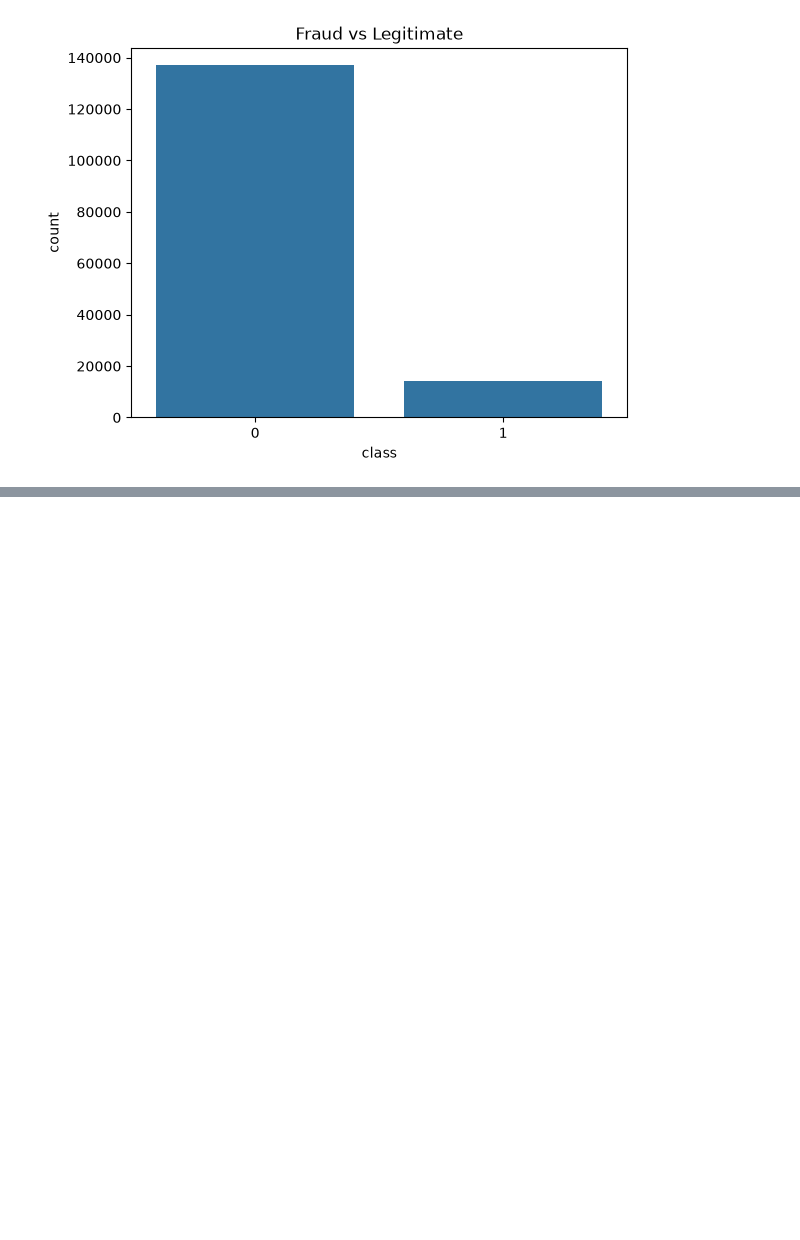
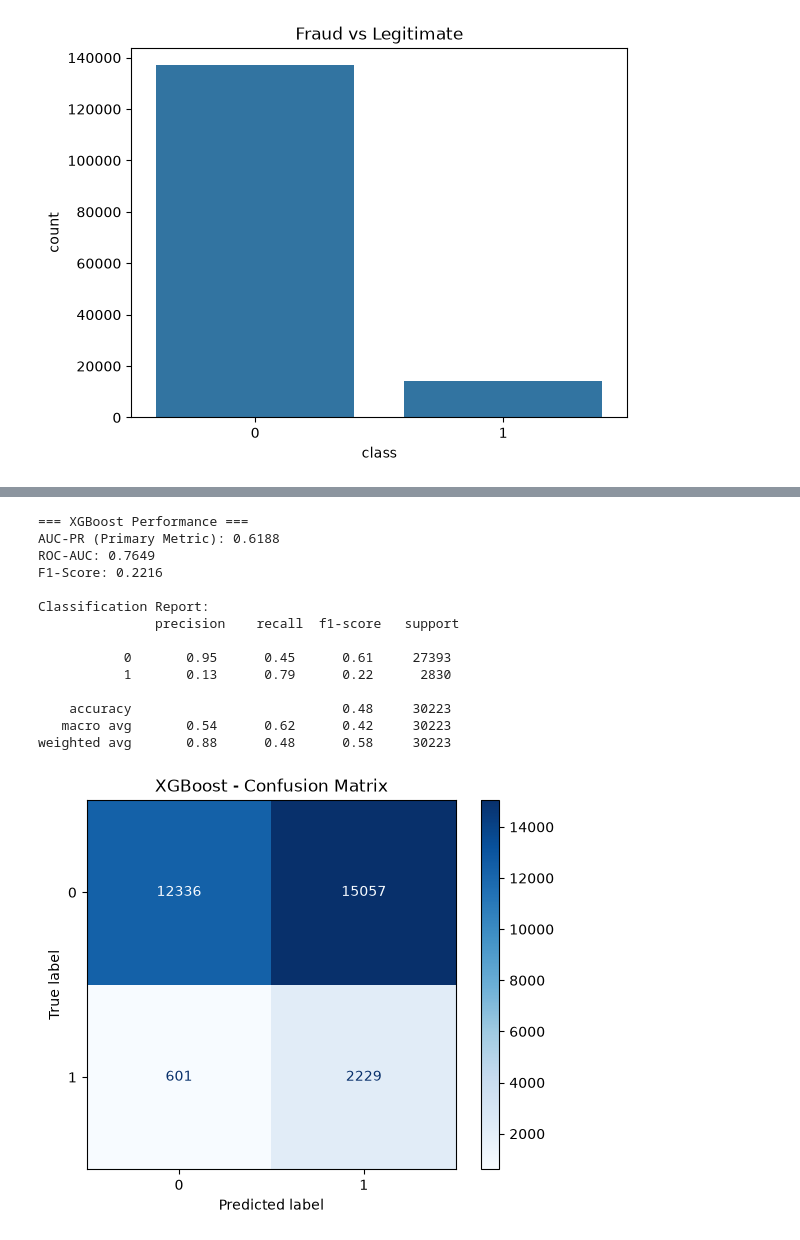
Before and after one commit to Dagi0808/fraud-detection-interim2, a Jupyter notebook: notebooks/eda_creditcard.ipynb, the cells around one changed output, grey strips where cells are left out. Drawn from its saved outputs; the diff is of its cells as text; code cells hidden in the pictures; blank space fills up the shorter version.

```diff
--- a/notebooks/eda_creditcard.ipynb
+++ b/notebooks/eda_creditcard.ipynb
@@ -105,0 +164,48 @@ Name: proportion, dtype: float64
+# %%
+# Calculate scale_pos_weight to handle imbalance
+scale_pos_weight = len(y_train[y_train == 0]) / len(y_train[y_train == 1])
+
+xgb_model = xgb.XGBClassifier(
+    n_estimators=300,
+    max_depth=6,
+    learning_rate=0.1,
+    scale_pos_weight=scale_pos_weight,
+    random_state=42,
+    eval_metric='aucpr',
+    n_jobs=-1
+)
+
+xgb_model.fit(X_train_res, y_train_res)
+
+# Predictions
+y_pred_xgb = xgb_model.predict(X_test)
+y_pred_proba_xgb = xgb_model.predict_proba(X_test)[:, 1]
+
+# Evaluation
+print("=== XGBoost Performance ===")
+print("AUC-PR (Primary Metric):", round(average_precision_score(y_test, y_pred_proba_xgb), 4))
+print("ROC-AUC:", round(roc_auc_score(y_test, y_pred_proba_xgb), 4))
+print("F1-Score:", round(f1_score(y_test, y_pred_xgb), 4))
+
+print("\nClassification Report:\n", classification_report(y_test, y_pred_xgb))
+
+cm_xgb = confusion_matrix(y_test, y_pred_xgb)
+ConfusionMatrixDisplay(cm_xgb).plot(cmap='Blues')
+plt.title("XGBoost - Confusion Matrix")
+plt.show()
+# %% [output]
+=== XGBoost Performance ===
+AUC-PR (Primary Metric): 0.6188
+ROC-AUC: 0.7649
+F1-Score: 0.2216
+
+Classification Report:
+               precision    recall  f1-score   support
+
+           0       0.95      0.45      0.61     27393
+           1       0.13      0.79      0.22      2830
+
+    accuracy                           0.48     30223
+   macro avg       0.54      0.62      0.42     30223
+weighted avg       0.88      0.48      0.58     30223
+[figure, added]
```
Also changed, not shown: parts of 4 cells of this notebook.
